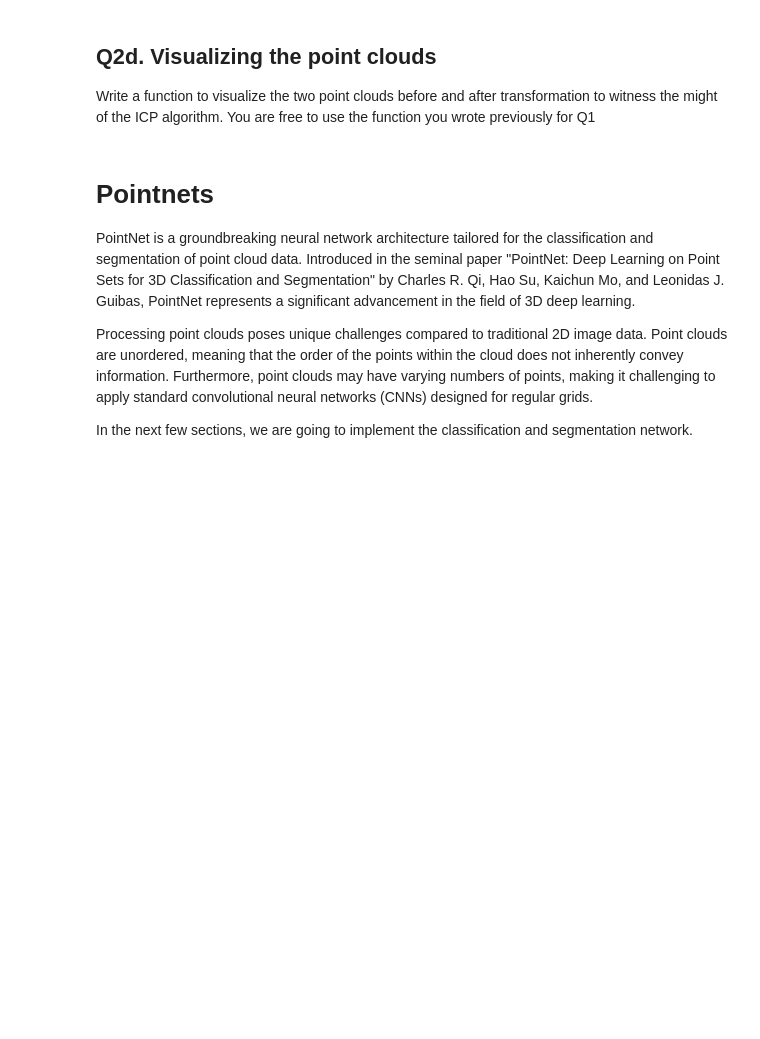
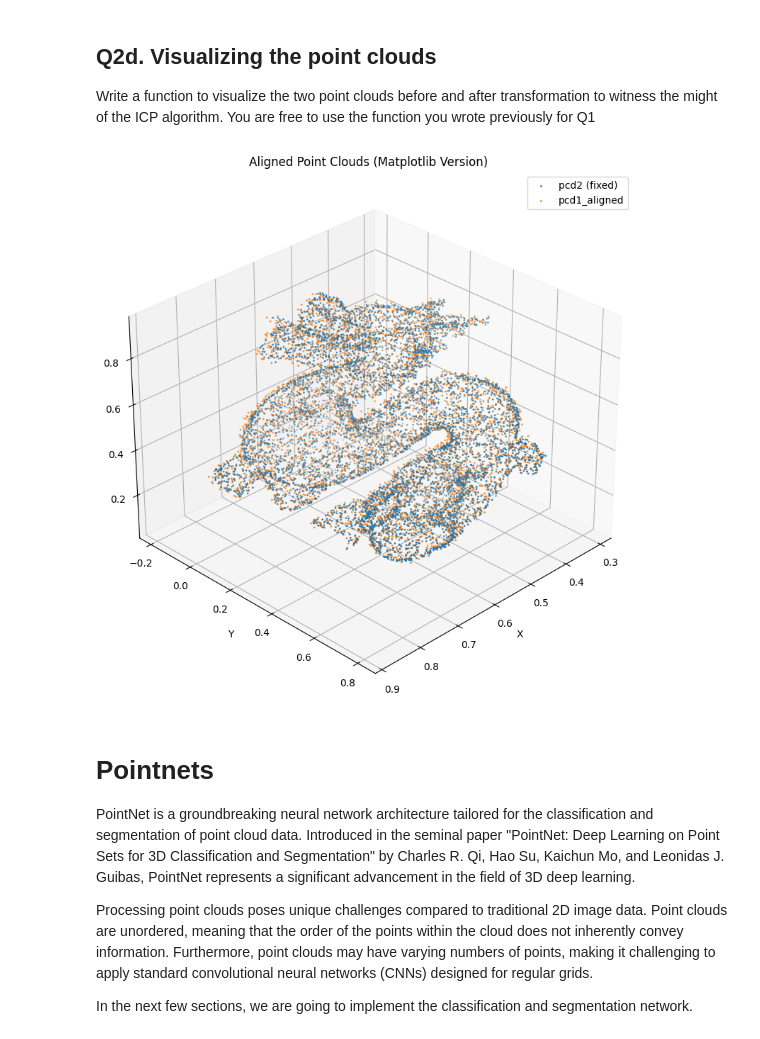
Before and after one commit to Jinjaguo/ROB498-ROB599-3D-Robot-Perception, a Jupyter notebook: HW2/Homework2.ipynb, the cells around one changed output. Drawn from its saved outputs; the diff is of its cells as text; code cells hidden in the pictures; blank space fills up the shorter version.

```diff
--- a/HW2/Homework2.ipynb
+++ b/HW2/Homework2.ipynb
@@ -158,23 +226,3 @@
 iii. Report the RMSE error computed from the following equation:
 
 ![](https://drive.google.com/uc?export=view&id=1cVLvZwm9T1Rj9CKHzQYdZDaokoWqup0O)
-# %%
-def ICP_algorithm(X , Y , t, R, threshold, max_iter):
-    #########################################
-    #############YOUR CODE HERE##############
-    #########################################
-    correspondences = None
-
-    ##########################################
-    return t,R,correspondences
-
-
-def RMSE_error(X, Y,t,R):
-    RMSE = None
-
-    return RMSE
-
-
-
-
-#---- Write your 'main' function to load data and use the ICP algorithm -------#
@@ -181,6 +296,28 @@ def RMSE_error(X, Y,t,R):
 # %% [markdown]
 ## Q2d. Visualizing the point clouds
 Write a function to visualize the two point clouds before and after transformation to witness the might of the ICP algorithm. You are free to use the function you wrote previously for Q1
+# %%
+pcd1  = np.array(pcd1_aligned).reshape(-1, 3)
+pcd2 = np.array(pcd2).reshape(-1, 3)
+
+fig = plt.figure(figsize=(10, 8))
+ax = fig.add_subplot(111, projection='3d')
+
+# 绘制两个点云
+ax.scatter(pcd1[:, 0], pcd1[:, 1], pcd1[:, 2], s=1, label='pcd2 (fixed)')
+ax.scatter(pcd2[:, 0], pcd2[:, 1], pcd2[:, 2], s=1, label='pcd1_aligned')
+
+ax.set_xlabel('X')
+ax.set_ylabel('Y')
+ax.set_zlabel('Z')
+ax.set_title('Aligned Point Clouds (Matplotlib Version)')
+ax.legend(loc='upper right')
+
+ax.view_init(elev=30, azim=45)  # 自定义视角
+plt.tight_layout()
+plt.show()
+# %% [output]
+[figure, added]
 # %% [markdown]
 # Pointnets
 
```
Also changed, not shown: parts of 21 cells of this notebook, 13 other files.
